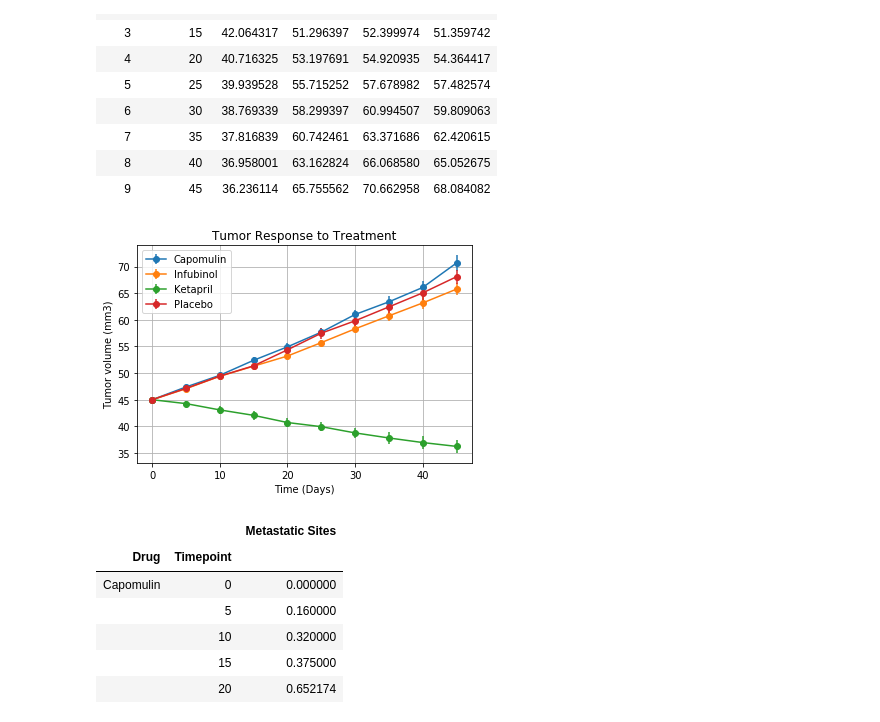
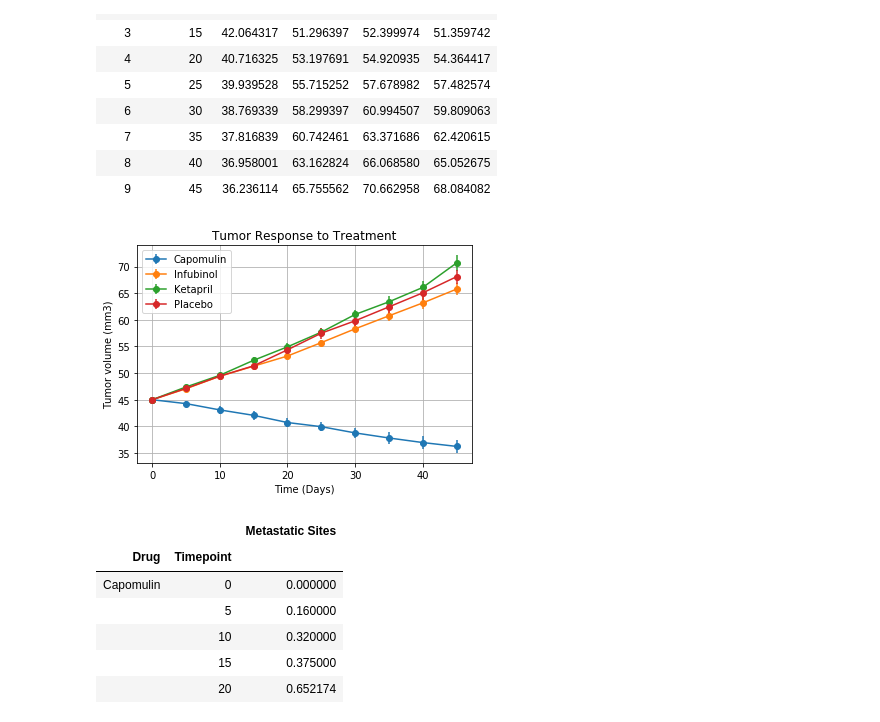
Before and after one commit to shamrockbandit/matplotlib-challenge, a Jupyter notebook: matplotlib-homework.ipynb, the cells around one changed output. Cells and saved outputs as stored; diff of their text form; code cells hidden in the pictures.

```diff
--- a/matplotlib-homework.ipynb
+++ b/matplotlib-homework.ipynb
@@ -113,17 +119,18 @@ t_vol_reworked
 | 9 | 45 | 36.236114 | 65.755562 | 70.662958 | 68.084082 |
 # %%
 # Generate the Plot (with Error Bars)
+plt.errorbar(t_vol_reworked.Timepoint,t_vol_reworked.Capomulin,yerr=se_df.loc['Capomulin']['Tumor Volume (mm3)'],fmt="-o")
+plt.errorbar(t_vol_reworked.Timepoint,t_vol_reworked.Infubinol,yerr=se_df.loc['Infubinol']['Tumor Volume (mm3)'],fmt="-o")
 plt.errorbar(t_vol_reworked.Timepoint,t_vol_reworked.Ketapril,yerr=se_df.loc['Ketapril']['Tumor Volume (mm3)'],fmt="-o")
-plt.errorbar(t_vol_reworked.Timepoint,t_vol_reworked.Infubinol,yerr=se_df.loc['Infubinol']['Tumor Volume (mm3)'],fmt="-o")
-plt.errorbar(t_vol_reworked.Timepoint,t_vol_reworked.Capomulin,yerr=se_df.loc['Capomulin']['Tumor Volume (mm3)'],fmt="-o")
 plt.errorbar(t_vol_reworked.Timepoint,t_vol_reworked.Placebo,yerr=se_df.loc['Placebo']['Tumor Volume (mm3)'],fmt="-o")
 plt.title("Tumor Response to Treatment")
 plt.xlabel("Time (Days)")
 plt.ylabel("Tumor volume (mm3)")
-plt.legend(t_vol_means)
+plt.legend(t_vol_reworked.drop(columns='Timepoint'))
 plt.grid()
+plt.savefig("plot_errors.png")
 # %% [output]
-[figure, old version]
+[figure, new version]
 # %%
 # Store the Mean Met. Site Data Grouped by Drug and Timepoint
 met_sites = combined_data.groupby(["Drug", "Timepoint"])['Metastatic Sites'].mean()
```
Also changed, not shown: parts of 5 cells of this notebook.
